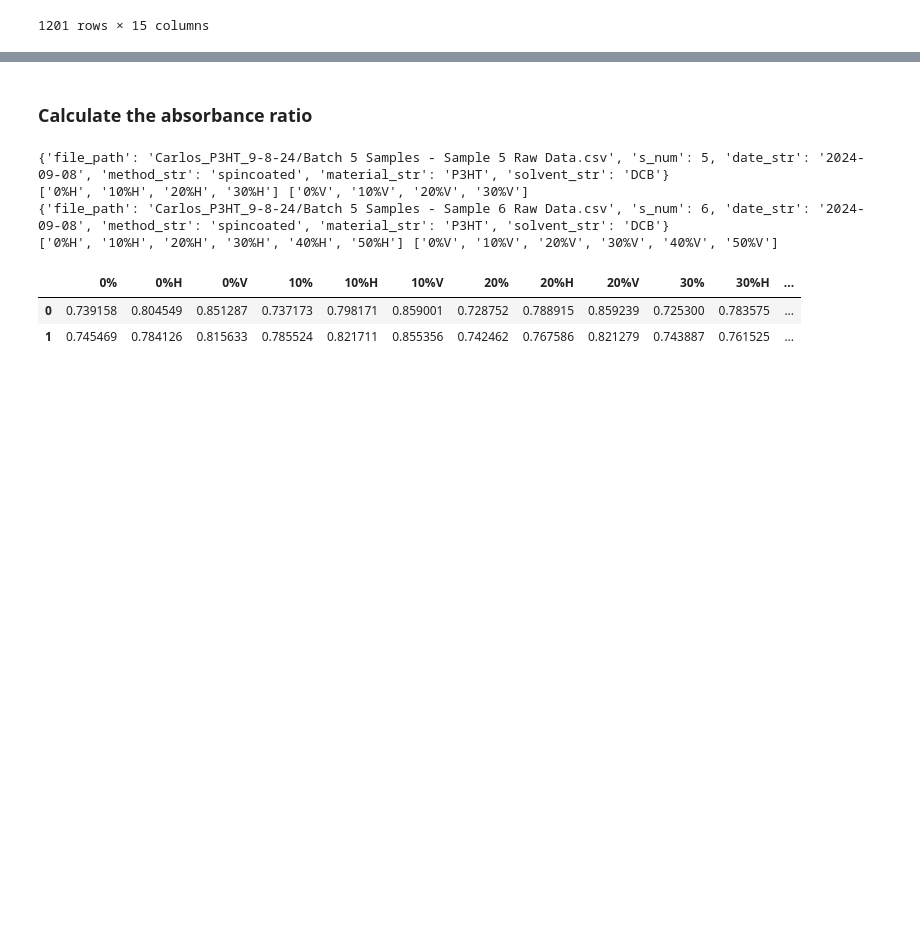
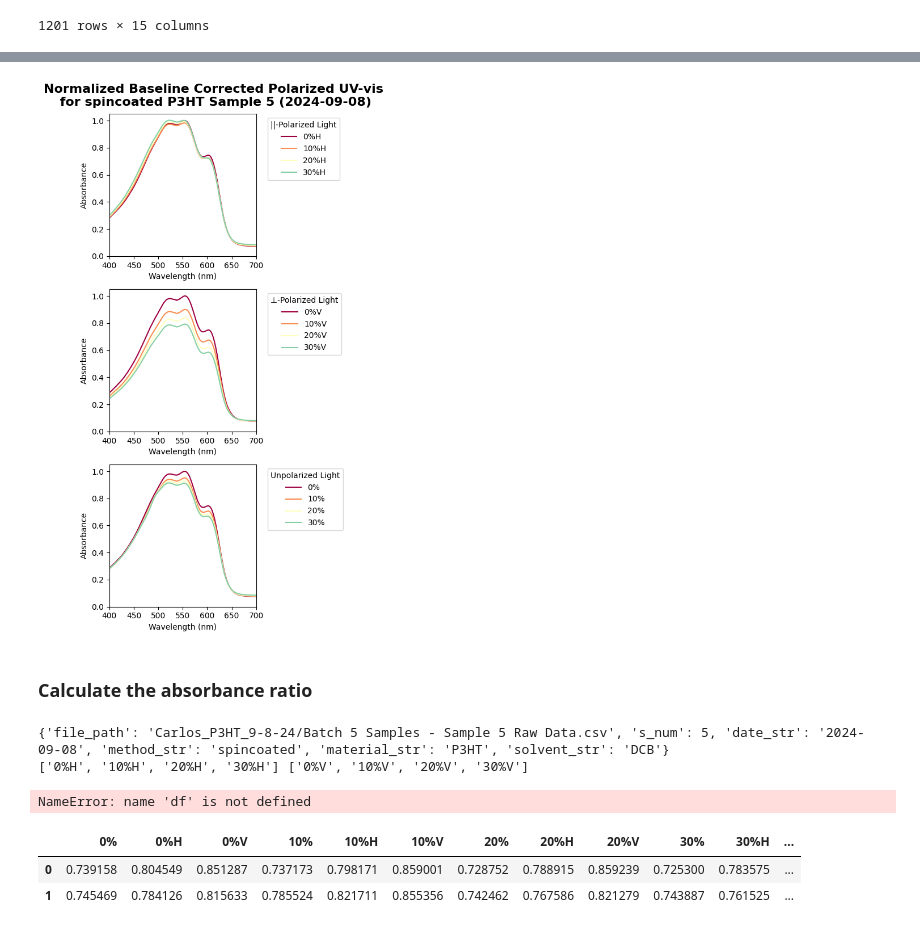
Before and after one commit to trilusa/UV-vis, a Jupyter notebook: polarized_uv-vis_plotting.ipynb, the cells around one changed output, grey strips where cells are left out. Cells and saved outputs as stored; diff of their text form; code cells hidden in the pictures; blank space fills up the shorter version.

```diff
--- a/polarized_uv-vis_plotting.ipynb
+++ b/polarized_uv-vis_plotting.ipynb
@@ -172,0 +167,17 @@ df_corrected
+# %%
+df_normalized = df_corrected.copy()
+
+max0= max(df_corrected['0%'])
+max0H = max(df_corrected['0%H'])
+max0V = max(df_corrected['0%V'])
+
+for i, column in enumerate([col for col in df_corrected.columns if 'H' in col and 'baseline' not in col]):
+    df_normalized[column] = df_corrected[column].values / max0H
+
+for i, column in enumerate([col for col in df_corrected.columns if 'V' in col and 'baseline' not in col]):
+    df_normalized[column] = df_corrected[column].values / max0V
+
+for i, column in enumerate([col for col in df_corrected.columns if 'V' not in col and 'H' not in col and 'baseline' not in col and 'Wavelength' not in col]):
+    df_normalized[column] = df_corrected[column].values / max0
+
+df_normalized
@@ -191,3 +216,7 @@ Saved figure to Carlos_P3HT_9-8-24/Corrected_Polarized_UVvis_S5_spincoated_P3HT_
+# %%
+fig,axs = plot_polarized_UVvis(df_normalized, title=f'Normalized Baseline Corrected Polarized UV-vis\n for {method_str} {material_str} Sample {s_num} ({date_str})', bw=(400,700), ylim = (0,1.05), plot_transmittance=False)
+# %% [output]
+[figure, added]
 # %%
 #Save corrected data
 data_save_str = f"Carlos_P3HT_9-8-24/Corrected_Polarized_UVvis_S{s_num}_{method_str}_P3HT_{date_str}.csv"
@@ -224,8 +253,7 @@ for i, sample in enumerate(sample_info):
 # %% [output]
 {'file_path': 'Carlos_P3HT_9-8-24/Batch 5 Samples - Sample 5 Raw Data.csv', 's_num': 5, 'date_str': '2024-09-08', 'method_str': 'spincoated', 'material_str': 'P3HT', 'solvent_str': 'DCB'}
 ['0%H', '10%H', '20%H', '30%H'] ['0%V', '10%V', '20%V', '30%V']
-{'file_path': 'Carlos_P3HT_9-8-24/Batch 5 Samples - Sample 6 Raw Data.csv', 's_num': 6, 'date_str': '2024-09-08', 'method_str': 'spincoated', 'material_str': 'P3HT', 'solvent_str': 'DCB'}
-['0%H', '10%H', '20%H', '30%H', '40%H', '50%H'] ['0%V', '10%V', '20%V', '30%V', '40%V', '50%V']
+NameError: name 'df' is not defined
 # %%
   df_absorbance_ratios
 # %% [output]
```
Also changed, not shown: parts of 5 cells of this notebook, 10 other files.
